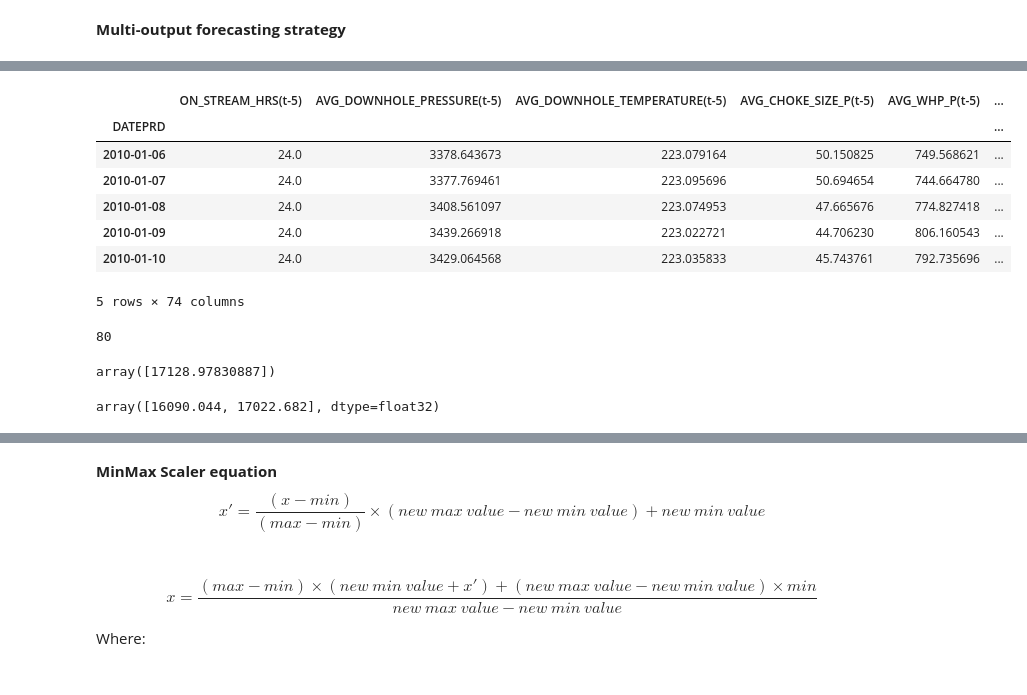
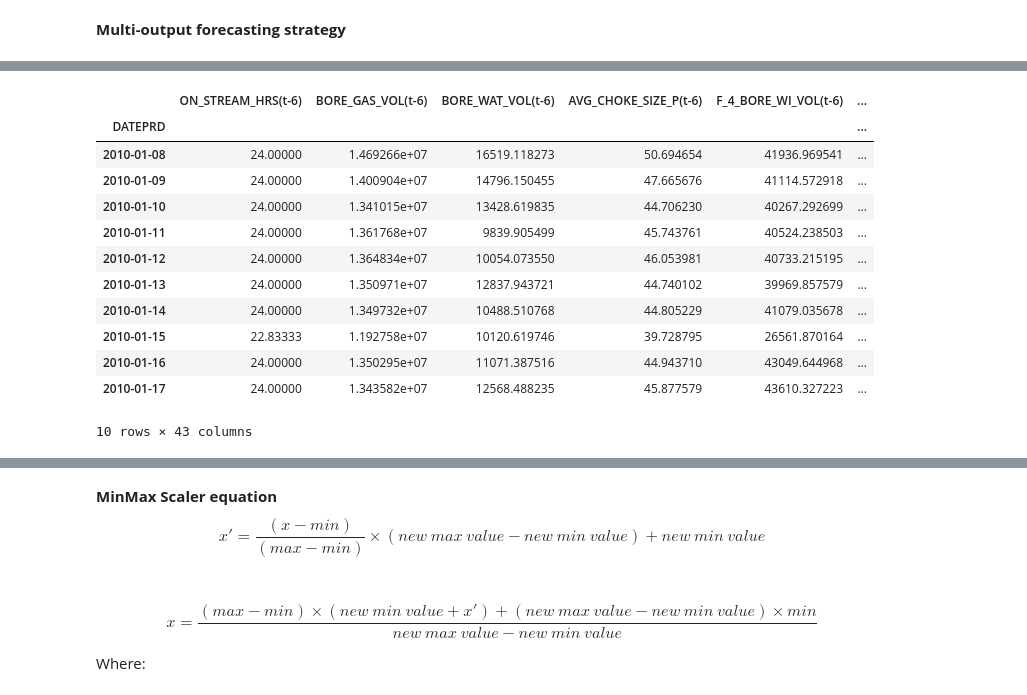
Before and after one commit to ashrafalaghbari/GA-TCN-LSTM, a Jupyter notebook: multivariate_model_multistep.ipynb, the cells around one changed output, grey strips where cells are left out. Drawn from its saved outputs; the diff is of its cells as text; code cells hidden in the pictures.

```diff
--- a/multivariate_model_multistep.ipynb
+++ b/multivariate_model_multistep.ipynb
@@ -118,0 +128,14 @@ series = pd.read_csv('/content/drive/MyDrive/volve_production_data/model.csv',
+# %%
+shutin_days = pd.Series(index=series.index, dtype='int')
+count = 0
+for id,v in enumerate(series["ON_STREAM_HRS"]):
+
+    if v == 0:
+        shutin_days[id] = 0
+        count+=1
+        #continue
+    else:
+        shutin_days[id] = count
+        count = 0
+# %%
+series['shutin_days'] = shutin_days
@@ -123,6 +168,5 @@ column_to_move = series.pop("BORE_OIL_VOL")
 
 series.insert(len(series.columns), "BORE_OIL_VOL", column_to_move)
 # %%
-series = series.iloc[:80]
 series.shape
 # %% [output]
@@ -203,10 +204,10 @@ plt.show()
 **Multi-output forecasting strategy**
 # %%
 # # # convert series to stationary
-# series_diff = series.copy()
-# diff_order = 1
-# series_diff['BORE_OIL_VOL'] = series_diff['BORE_OIL_VOL'].diff(diff_order)
+series_diff = series.copy()
+diff_order = 1
+series_diff['BORE_OIL_VOL'] = series_diff['BORE_OIL_VOL'].diff(diff_order)
 # # convert the stationary series to supervise learning
-timesteps = 5 # lag features
+timesteps = 6 # lag features
 steps_ahead = 1
-series_supervised = series_to_supervised(series, series.columns, n_in=timesteps, n_out=steps_ahead, dropnan=True)
+series_supervised = series_to_supervised(series_diff, series_diff.columns, n_in=timesteps, n_out=steps_ahead, dropnan=True)
@@ -213,23 +255,16 @@ series_supervised = series_to_supervised(series, series.columns, n_in=timesteps,
 # %%
-series_supervised.head()
+series_supervised[:10]
 # %% [output]
-|  | ON_STREAM_HRS(t-5) | AVG_DOWNHOLE_PRESSURE(t-5) | AVG_DOWNHOLE_TEMPERATURE(t-5) | AVG_CHOKE_SIZE_P(t-5) | AVG_WHP_P(t-5) | ... |
+|  | ON_STREAM_HRS(t-6) | BORE_GAS_VOL(t-6) | BORE_WAT_VOL(t-6) | AVG_CHOKE_SIZE_P(t-6) | F_4_BORE_WI_VOL(t-6) | ... |
 | DATEPRD |  |  |  |  |  | ... |
-| 2010-01-06 | 24.0 | 3378.643673 | 223.079164 | 50.150825 | 749.568621 | ... |
-| 2010-01-07 | 24.0 | 3377.769461 | 223.095696 | 50.694654 | 744.664780 | ... |
-| 2010-01-08 | 24.0 | 3408.561097 | 223.074953 | 47.665676 | 774.827418 | ... |
-| 2010-01-09 | 24.0 | 3439.266918 | 223.022721 | 44.706230 | 806.160543 | ... |
-| 2010-01-10 | 24.0 | 3429.064568 | 223.035833 | 45.743761 | 792.735696 | ... |
+| 2010-01-08 | 24.00000 | 1.469266e+07 | 16519.118273 | 50.694654 | 41936.969541 | ... |
+| 2010-01-09 | 24.00000 | 1.400904e+07 | 14796.150455 | 47.665676 | 41114.572918 | ... |
+| 2010-01-10 | 24.00000 | 1.341015e+07 | 13428.619835 | 44.706230 | 40267.292699 | ... |
+| 2010-01-11 | 24.00000 | 1.361768e+07 | 9839.905499 | 45.743761 | 40524.238503 | ... |
+| 2010-01-12 | 24.00000 | 1.364834e+07 | 10054.073550 | 46.053981 | 40733.215195 | ... |
+| 2010-01-13 | 24.00000 | 1.350971e+07 | 12837.943721 | 44.740102 | 39969.857579 | ... |
+| 2010-01-14 | 24.00000 | 1.349732e+07 | 10488.510768 | 44.805229 | 41079.035678 | ... |
+| 2010-01-15 | 22.83333 | 1.192758e+07 | 10120.619746 | 39.728795 | 26561.870164 | ... |
+| 2010-01-16 | 24.00000 | 1.350295e+07 | 11071.387516 | 44.943710 | 43049.644968 | ... |
+| 2010-01-17 | 24.00000 | 1.343582e+07 | 12568.488235 | 45.877579 | 43610.327223 | ... |
-5 rows × 74 columns
+10 rows × 43 columns
-# %%
-int(0.8*100)
-# %% [output]
-80
-# %%
-inv_scale_y
-# %% [output]
-array([17128.97830887])
-# %%
-inv_scale_yhat
-# %% [output]
-array([16090.044, 17022.682], dtype=float32)
```
Also changed, not shown: parts of 42 cells of this notebook.
